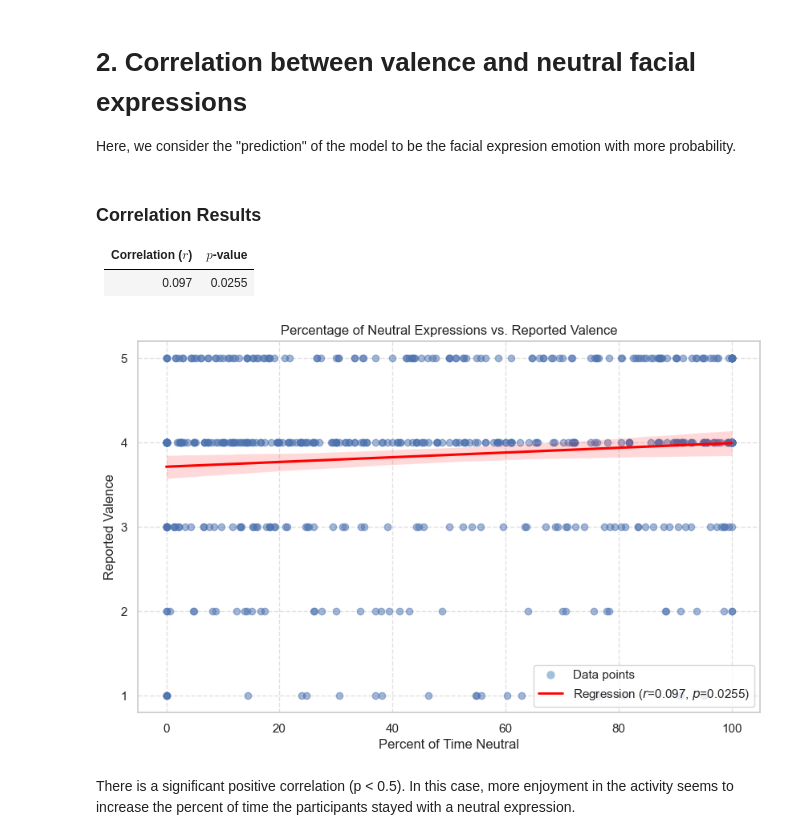
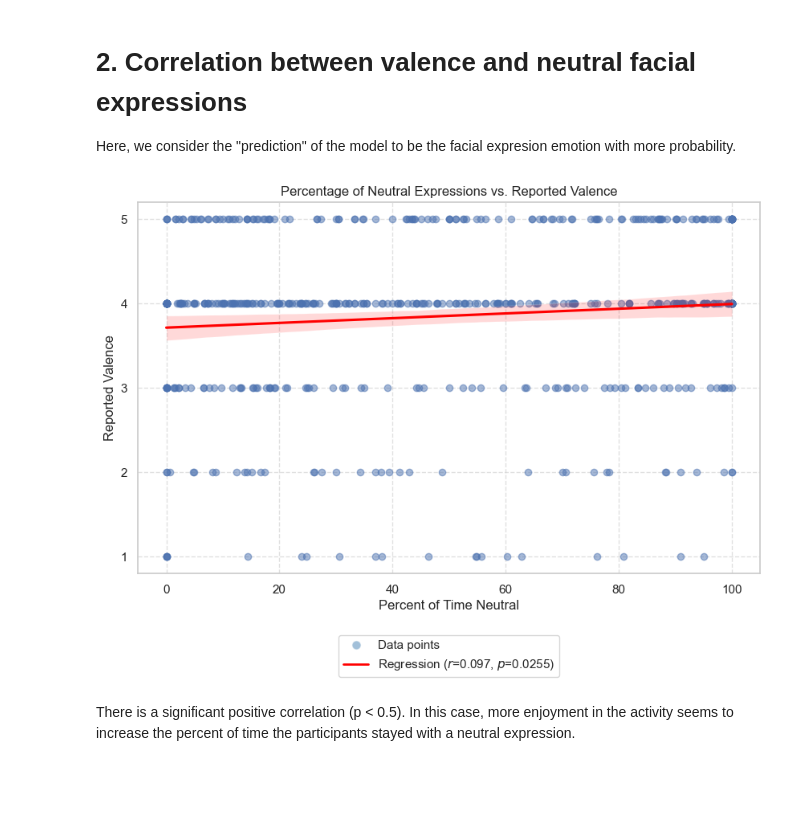
Before and after one commit to alonso284/FER-Study, a Jupyter notebook: notebooks/03_phenomenon_3_emotional_suppression_under_observation.ipynb, the cells around one changed output. Drawn from its saved outputs; the diff is of its cells as text; code cells hidden in the pictures; blank space fills up the shorter version.

```diff
--- a/notebooks/03_phenomenon_3_emotional_suppression_under_observation.ipynb
+++ b/notebooks/03_phenomenon_3_emotional_suppression_under_observation.ipynb
@@ -229,46 +214,38 @@ neutrality_df['was_neutral'] = neutrality_df['resmasknet_neutral'] > df[other_em
 neutrality_df = neutrality_df.groupby(['Subject_ID', 'Task_Num']).agg(
     neutral_pct=('was_neutral', 'mean'),
     reported_valence=('Selfreport_valence', 'max'),
 ).reset_index()
 
 neutrality_df['neutral_pct'] = neutrality_df['neutral_pct'] * 100
 
 # Correlation
 corr_n, p_n = pearsonr(neutrality_df['reported_valence'], neutrality_df['neutral_pct'])
-display(Markdown(f"""
-### Correlation Results
-| Correlation ($r$) | $p$-value |
-|  :--- | :--- |
-|  {corr_n:.3f} | {p_n:.4f} |
-"""))
 
 # Plot
 plt.figure(figsize=(10, 6))
 sns.regplot(data=neutrality_df, x='neutral_pct', y='reported_valence',
             scatter_kws={'alpha':0.5}, line_kws={'color':'red'})
 
 plt.title('Percentage of Neutral Expressions vs. Reported Valence')
 plt.xlabel('Percent of Time Neutral')
 plt.ylabel('Reported Valence')
 plt.grid(True, linestyle='--', alpha=0.6)
 plt.yticks([1, 2, 3, 4, 5])
 plt.legend(
     handles=[
         plt.Line2D([0], [0], marker='o', color='w', markerfacecolor='steelblue',
                    alpha=0.5, markersize=8, label='Data points'),
         plt.Line2D([0], [0], color='red', linewidth=2,
                    label=f'Regression ($r$={corr_n:.3f}, $p$={p_n:.4f})')
-    ]
+    ],
+    loc='upper center',
+    bbox_to_anchor=(0.5, -0.15),
+    ncol=1
 )
 plt.savefig('../outputs/figures/phenomenon_3_fig2_neutral_pct_vs_valence.png', dpi=150, bbox_inches='tight')
 plt.show()
 # %% [output]
-
-### Correlation Results
-| Correlation ($r$) | $p$-value |
-|  :--- | :--- |
-|  0.097 | 0.0255 |
-[figure, old version]
+[figure, new version]
 # %% [markdown]
 There is a significant positive correlation (p < 0.5). In this case, more enjoyment in the activity seems to increase the percent of time the participants stayed with a neutral expression.
 # %%
```
Also changed, not shown: parts of 3 cells of this notebook, 2 other files.
